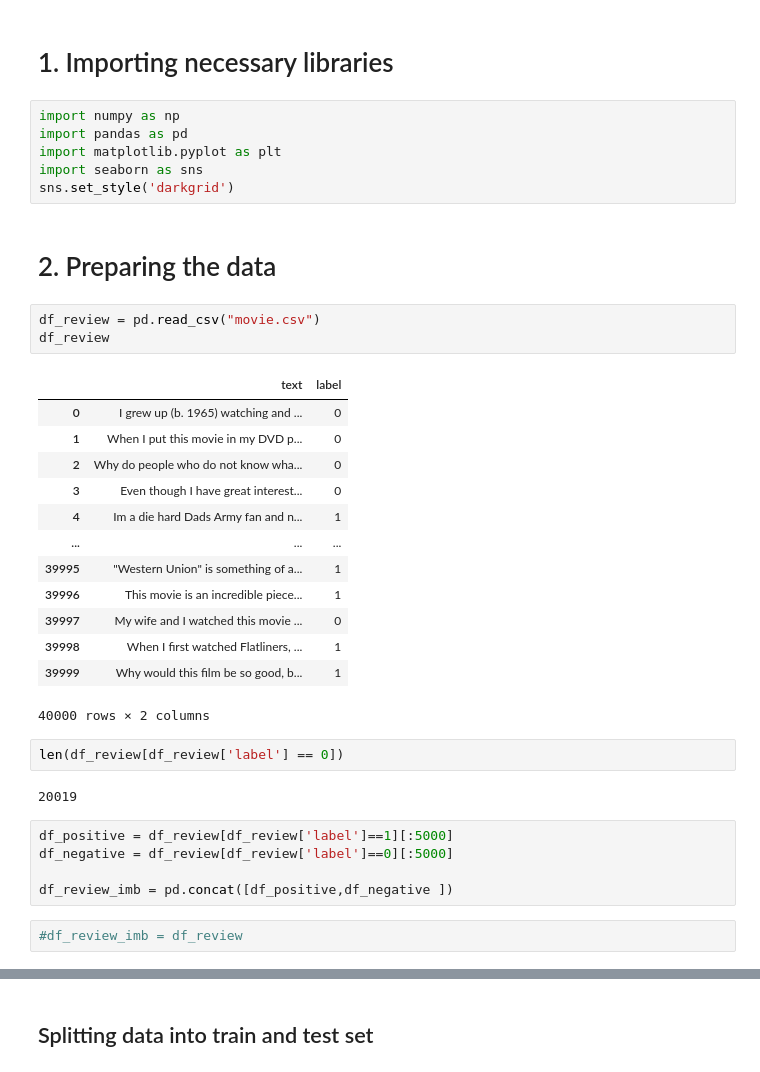
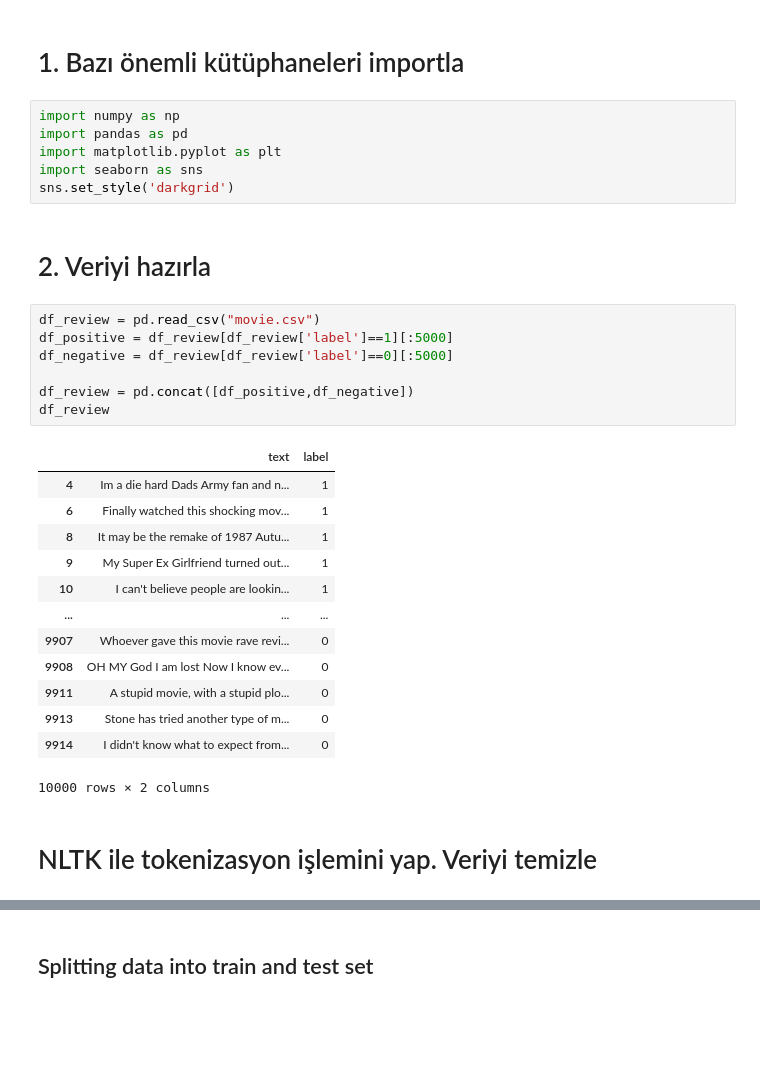
Before and after one commit to okan-sourcerer/CommentAnalyzer, a Jupyter notebook: sentiment-analysis-on-imdb-movie-reviews.ipynb, the cells around one changed output, grey strips where cells are left out. Cells and saved outputs as stored; diff of their text form; blank space fills up the shorter version.

```diff
--- a/sentiment-analysis-on-imdb-movie-reviews.ipynb
+++ b/sentiment-analysis-on-imdb-movie-reviews.ipynb
@@ -1,6 +1,6 @@
 # %% [markdown]
 
-# 1. Importing necessary libraries
+# 1. Bazı önemli kütüphaneleri importla
 # %%
 import numpy as np
 import pandas as pd
@@ -9,32 +9,27 @@ import seaborn as sns
 sns.set_style('darkgrid')
 # %% [markdown]
 
-# 2. Preparing the data
+# 2. Veriyi hazırla
 # %%
 df_review = pd.read_csv("movie.csv")
+df_positive = df_review[df_review['label']==1][:5000]
+df_negative = df_review[df_review['label']==0][:5000]
+
+df_review = pd.concat([df_positive,df_negative])
 df_review
 # %% [output]
 |  | text | label |
-| 0 | I grew up (b. 1965) watching and ... | 0 |
-| 1 | When I put this movie in my DVD p... | 0 |
-| 2 | Why do people who do not know wha... | 0 |
-| 3 | Even though I have great interest... | 0 |
 | 4 | Im a die hard Dads Army fan and n... | 1 |
+| 6 | Finally watched this shocking mov... | 1 |
+| 8 | It may be the remake of 1987 Autu... | 1 |
+| 9 | My Super Ex Girlfriend turned out... | 1 |
+| 10 | I can't believe people are lookin... | 1 |
 | ... | ... | ... |
-| 39995 | "Western Union" is something of a... | 1 |
-| 39996 | This movie is an incredible piece... | 1 |
-| 39997 | My wife and I watched this movie ... | 0 |
-| 39998 | When I first watched Flatliners, ... | 1 |
-| 39999 | Why would this film be so good, b... | 1 |
+| 9907 | Whoever gave this movie rave revi... | 0 |
+| 9908 | OH MY God I am lost Now I know ev... | 0 |
+| 9911 | A stupid movie, with a stupid plo... | 0 |
+| 9913 | Stone has tried another type of m... | 0 |
+| 9914 | I didn't know what to expect from... | 0 |
-40000 rows × 2 columns
+10000 rows × 2 columns
-# %%
-len(df_review[df_review['label'] == 0])
-# %% [output]
-20019
-# %%
-df_positive = df_review[df_review['label']==1][:5000]
-df_negative = df_review[df_review['label']==0][:5000]
-
-df_review_imb = pd.concat([df_positive,df_negative ])
-# %%
-#df_review_imb = df_review
+# %% [markdown]
+# NLTK ile tokenizasyon işlemini yap. Veriyi temizle
```
Also changed, not shown: parts of 48 cells of this notebook, 1 other file.
